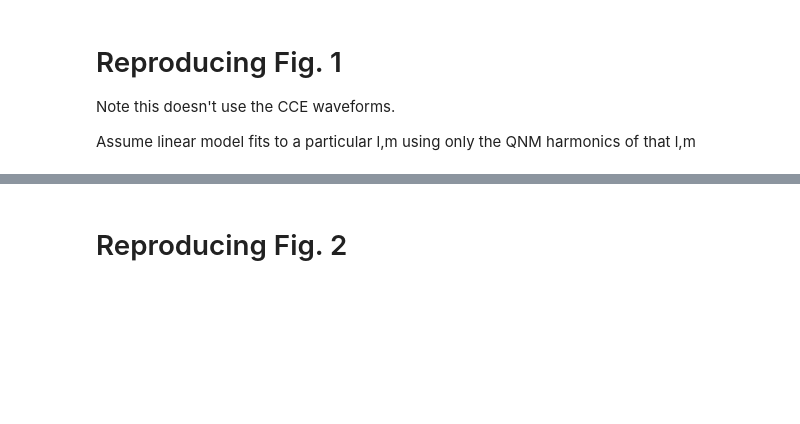
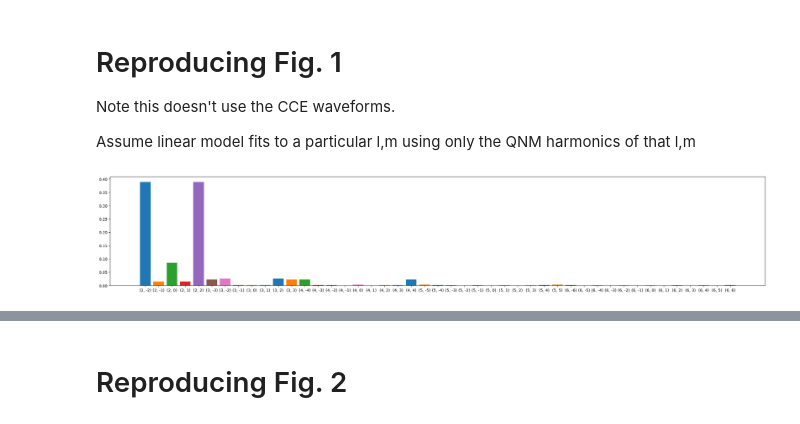
Before and after one commit to Richardvnd/quadratic_qnm, a Jupyter notebook: quadratic_mitman_other_modes.ipynb, the cells around one changed output, grey strips where cells are left out. Drawn from its saved outputs; the diff is of its cells as text; code cells hidden in the pictures; blank space fills up the shorter version.

```diff
--- a/quadratic_mitman_other_modes.ipynb
+++ b/quadratic_mitman_other_modes.ipynb
@@ -84,3 +122,24 @@ lp,mp,nprime,pp,lpp,mpp,npp,ppp = quadratic_mode
+# %%
+quadratic_mode = (2,2,0,1,3,3,0,1)
+spherical_mode = (5,5)
+t0 = 20
+sim = CCE_sim305
+#CCE_sim12
+
+l,m = spherical_mode
+lp,mp,nprime,pp,lpp,mpp,npp,ppp = quadratic_mode
+
+fig, ax = plt.subplots(figsize=(30,5))
+
+for mode in sim.h.keys():
+    if mode[0] < 7:
+        plt.bar(str(mode), abs(sim.h[mode]).max())
+
+#plt.plot(sim.times, sim.h[l,m].real)
+#plt.plot(sim.times, sim.h[l,m].imag)
+#plt.xlim(0,100)
+# %% [output]
+[figure, added]
 # %%
 start_times = np.array([15.0, 20.0, 25.0, 30.0])
 
```
Also changed, not shown: parts of 11 cells of this notebook.
